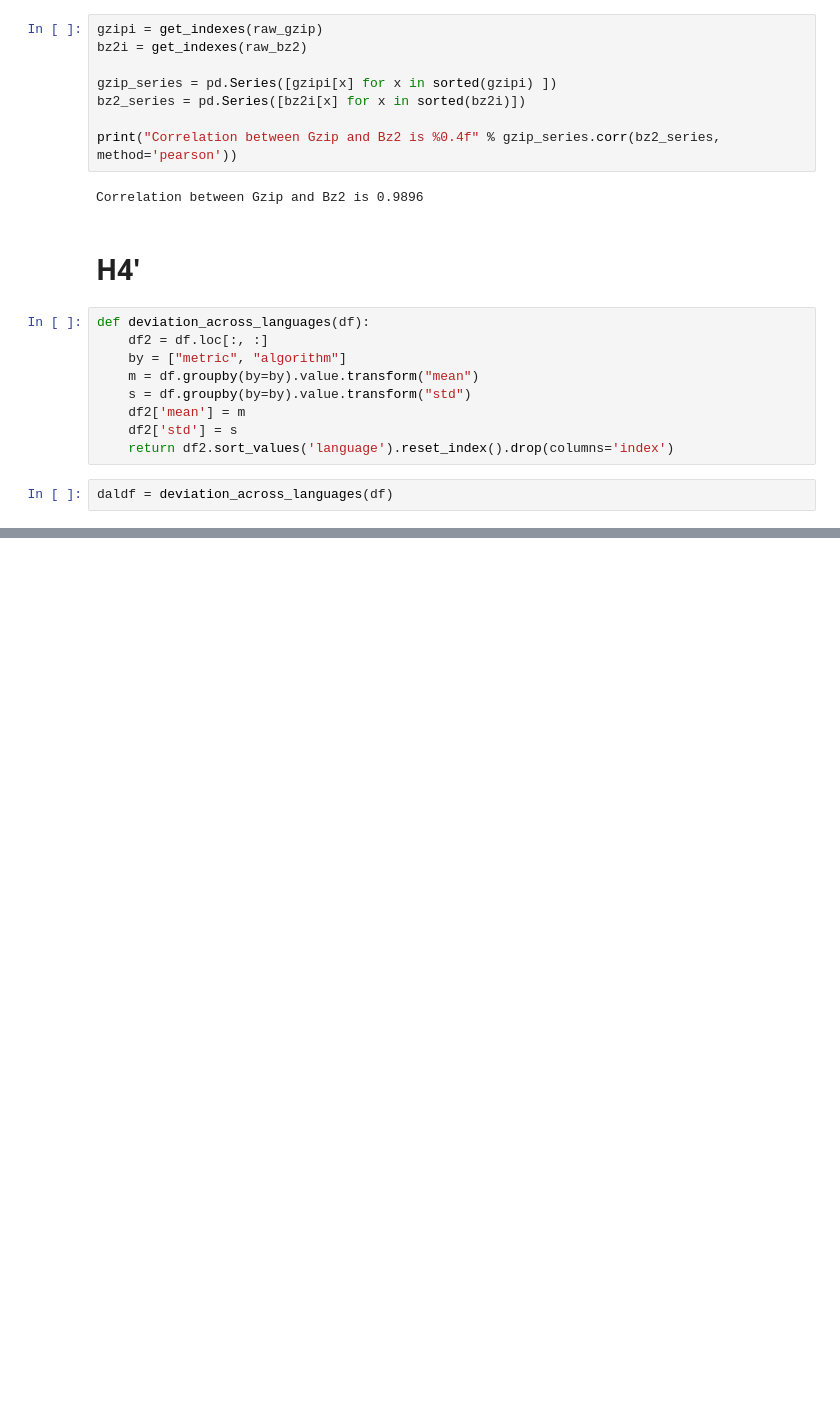
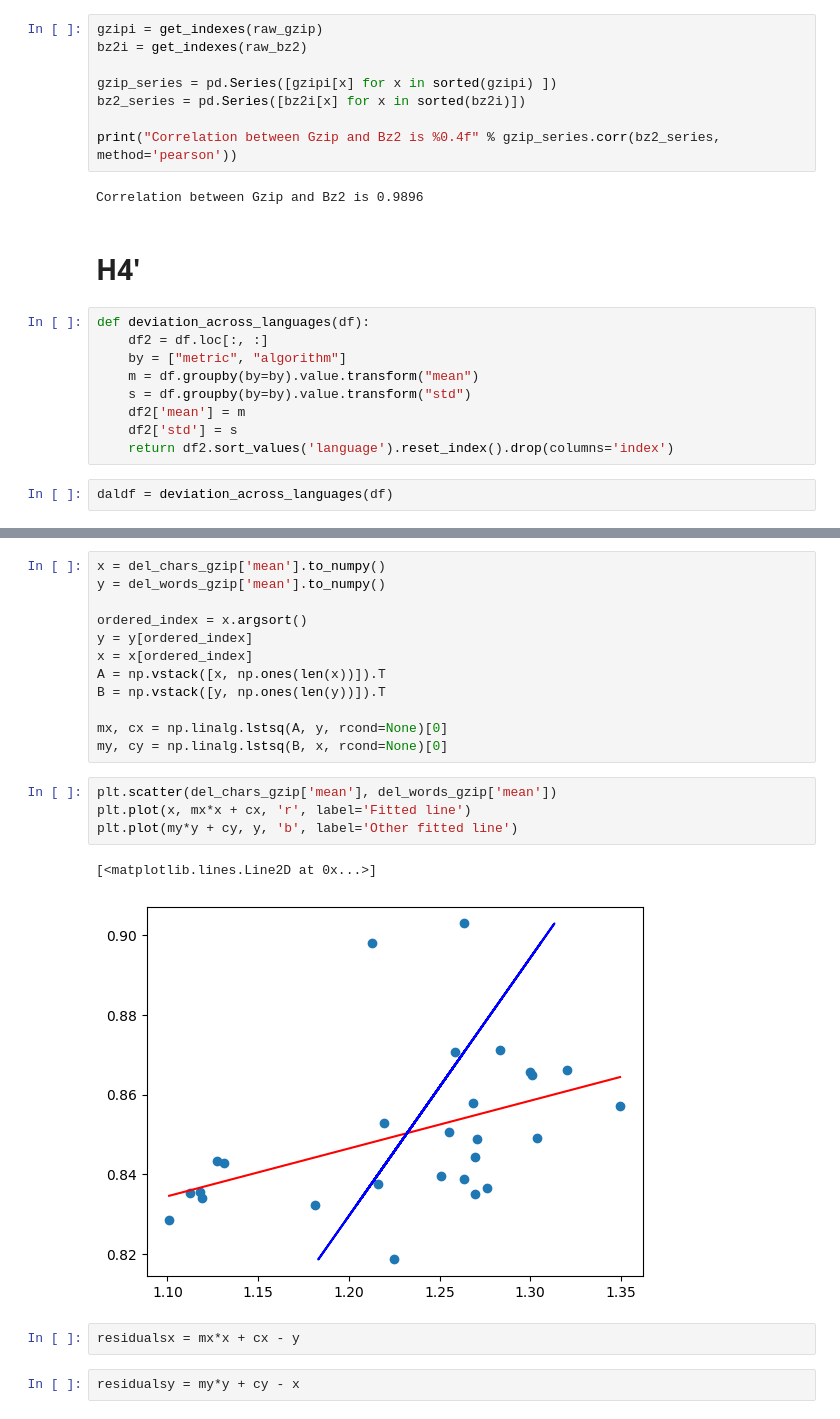
Before and after one commit to migueldmc/language-complexity, a Jupyter notebook: notebooks/Hypothesis.ipynb, the cells around one changed output, grey strips where cells are left out. Cells and saved outputs as stored; diff of their text form; blank space fills up the shorter version.

```diff
--- a/notebooks/Hypothesis.ipynb
+++ b/notebooks/Hypothesis.ipynb
@@ -146,0 +236,23 @@ SyntaxError: closing parenthesis ')' does not match opening parenthesis '[' (294
+# %%
+x = del_chars_gzip['mean'].to_numpy()
+y = del_words_gzip['mean'].to_numpy()
+
+ordered_index = x.argsort()
+y = y[ordered_index]
+x = x[ordered_index]
+A = np.vstack([x, np.ones(len(x))]).T
+B = np.vstack([y, np.ones(len(y))]).T
+
+mx, cx = np.linalg.lstsq(A, y, rcond=None)[0]
+my, cy = np.linalg.lstsq(B, x, rcond=None)[0]
+# %%
+plt.scatter(del_chars_gzip['mean'], del_words_gzip['mean'])
+plt.plot(x, mx*x + cx, 'r', label='Fitted line')
+plt.plot(my*y + cy, y, 'b', label='Other fitted line')
+# %% [output]
+[<matplotlib.lines.Line2D at 0x...>]
+[figure, added]
+# %%
+residualsx = mx*x + cx - y
+# %%
+residualsy = my*y + cy - x
```
Also changed, not shown: parts of 23 cells of this notebook.
